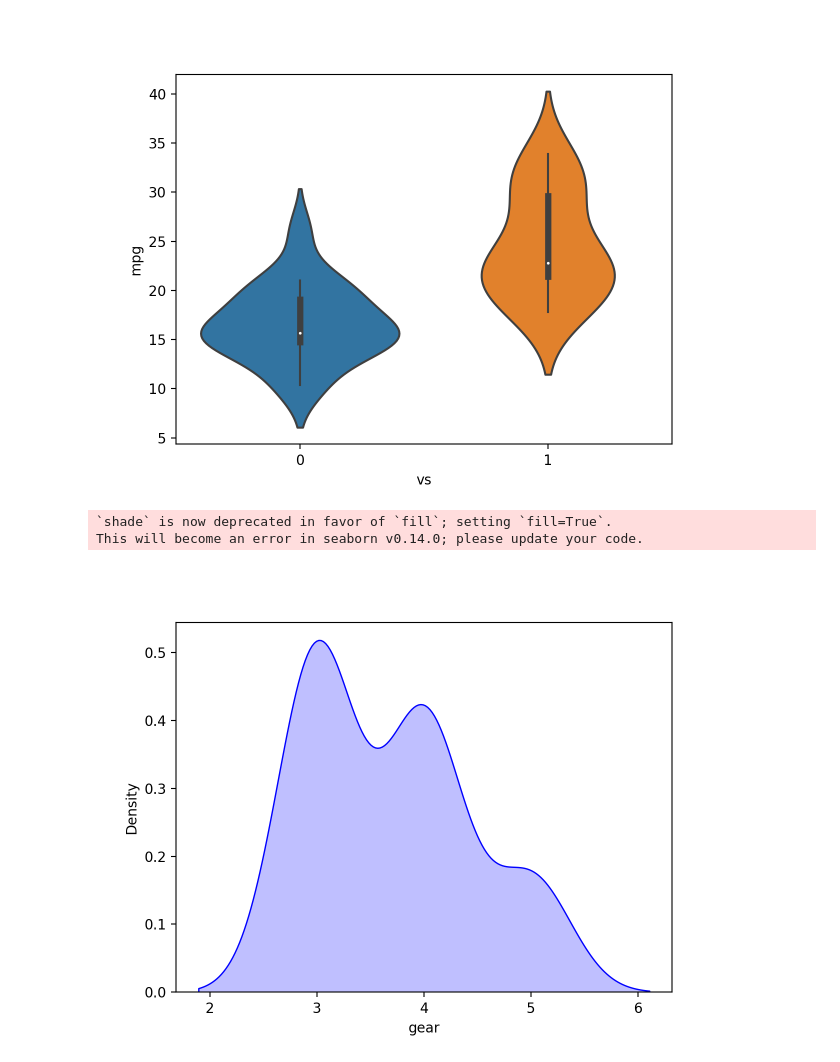
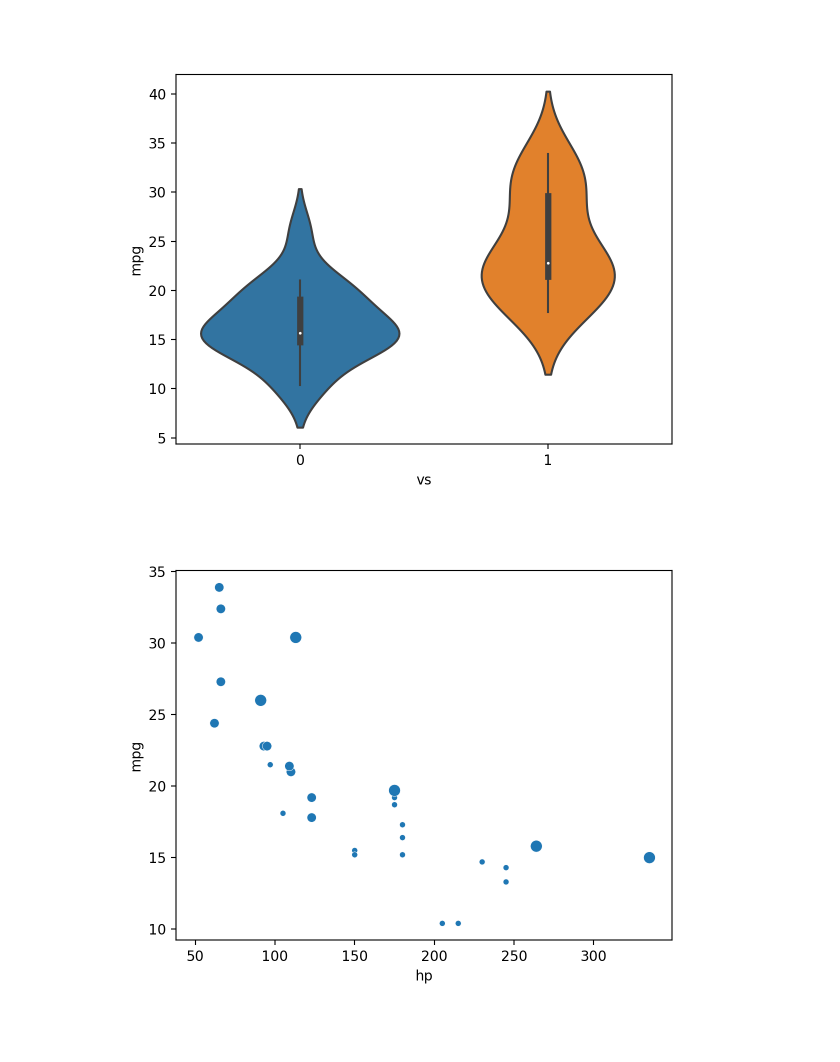
Before and after one commit to Kanaaa55/GSB-544-PA-1.3, a Jupyter notebook: PA1_3_Data_Visualization_with_mtcars.ipynb, the cells around one changed output. Drawn from its saved outputs; the diff is of its cells as text; code cells hidden in the pictures; blank space fills up the shorter version.

```diff
--- a/PA1_3_Data_Visualization_with_mtcars.ipynb
+++ b/PA1_3_Data_Visualization_with_mtcars.ipynb
@@ -175,10 +175,8 @@ sns.violinplot(x=df["vs"], y=df["mpg"])
 # %%
 # Create plot with third new geometry here
 import matplotlib.pyplot as plt
 
-fig = sns.kdeplot(df['gear'], shade=True, color="b")
+sns.scatterplot(data=mtcars, x="hp", y="mpg", size="gear", legend=False)
 plt.show()
 # %% [output]
-`shade` is now deprecated in favor of `fill`; setting `fill=True`.
-This will become an error in seaborn v0.14.0; please update your code.
-[figure, old version]
+[figure, new version]
```
Also changed, not shown: 1 other file.
